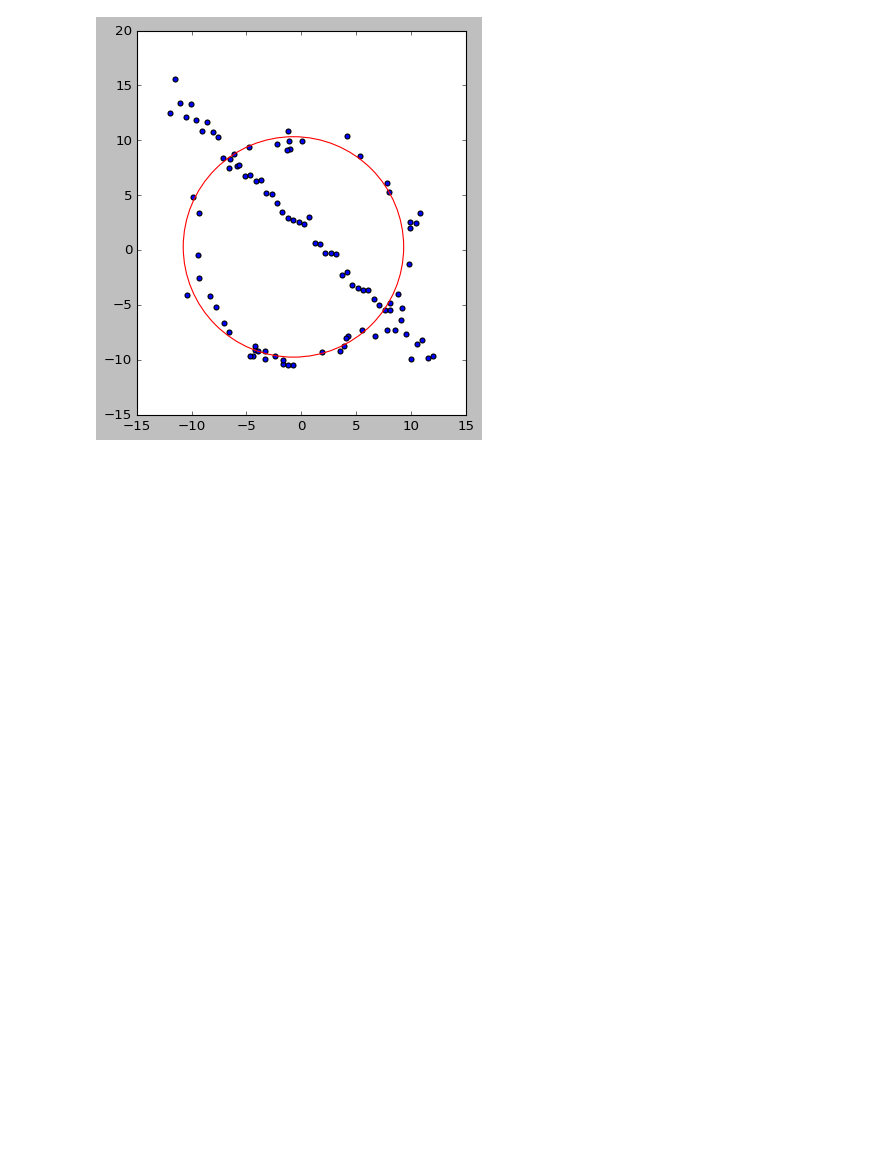
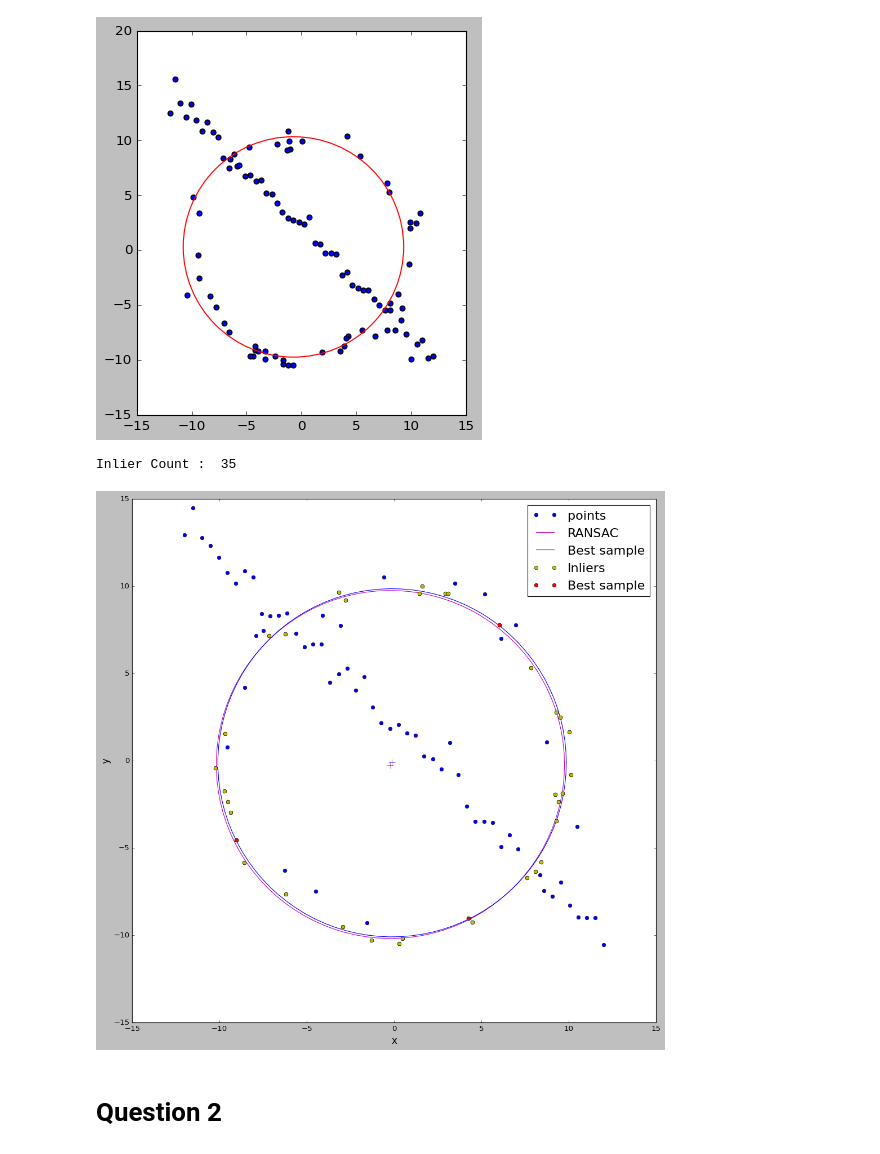
Before and after one commit to Uvin99/EN2550_Assignment2, a Jupyter notebook: Assignment2.ipynb, the cells around one changed output. Drawn from its saved outputs; the diff is of its cells as text; code cells hidden in the pictures; blank space fills up the shorter version.

```diff
--- a/Assignment2.ipynb
+++ b/Assignment2.ipynb
@@ -238,0 +282,50 @@ def bestRANSAC(ran):
+# %%
+# sample points
+# np . random . seed ( 0 )
+N = 100
+half_n = N// 2
+r = 10
+s = r/16
+t = np.random.uniform(0, 2*np.pi, half_n)
+n = s*np.random.randn(half_n)
+x, y = (r + n)*np.cos(t), (r + n)*np.sin(t)
+X_circ = np.hstack((x.reshape(half_n, 1), y.reshape(half_n, 1)))
+m, b = -1, 2
+x = np.linspace(-12, 12, half_n)
+y = m*x + b + s*np.random.randn(half_n)
+X_line = np.hstack((x.reshape(half_n, 1), y.reshape(half_n, 1)))
+X = np.vstack((X_circ, X_line))
+
+X = X[np.argsort(X[:, 0])] # sort
+
+# getting RANSAC and best circle fitting
+data = RANSAC_circles(X, N, 100, 20, 0.5)
+best_ran = bestRANSAC(data)
+
+center_ran, center_best = best_ran[0][0], best_ran[0][1]
+sample_ran, sample_best = best_ran[1][0], best_ran[1][1]
+inlier_points = best_ran[2]
+error = best_ran[3]
+r_ran, r_best = best_ran[4][0], best_ran[4][1]
+circle_ran = GetCirclePoints(center_ran, r_ran)
+circle_best = GetCirclePoints(center_best, r_best)
+
+fig, ax = plt.subplots(figsize=(15, 15))
+ax.plot(X[:, 0], X[:, 1], 'bo', label='points')
+ax.plot(center_ran[0], center_ran[1], 'm+', markersize=10)
+ax.plot(circle_ran[0], circle_ran[1], 'm', label='RANSAC')
+ax.plot(center_best[0], center_best[1], 'b+', markersize=10)
+ax.plot(circle_best[0], circle_best[1], 'b', label='Best sample')
+ax.plot(inlier_points[:, 0], inlier_points[:, 1], 'yo', label='Inliers')
+ax.plot(sample_best[:, 0], sample_best[:, 1], 'ro', label='Best sample')
+ax.set_aspect('equal')
+ax.legend(loc='best', fontsize=20)
+ax.set_xlabel('x', fontsize=15)
+ax.set_ylabel('y', fontsize=15)
+
+plt.show()
+# %% [output]
+Inlier Count :  35
+[figure, added]
+# %% [markdown]
+# Question 2
```
Also changed, not shown: parts of 6 cells of this notebook.
